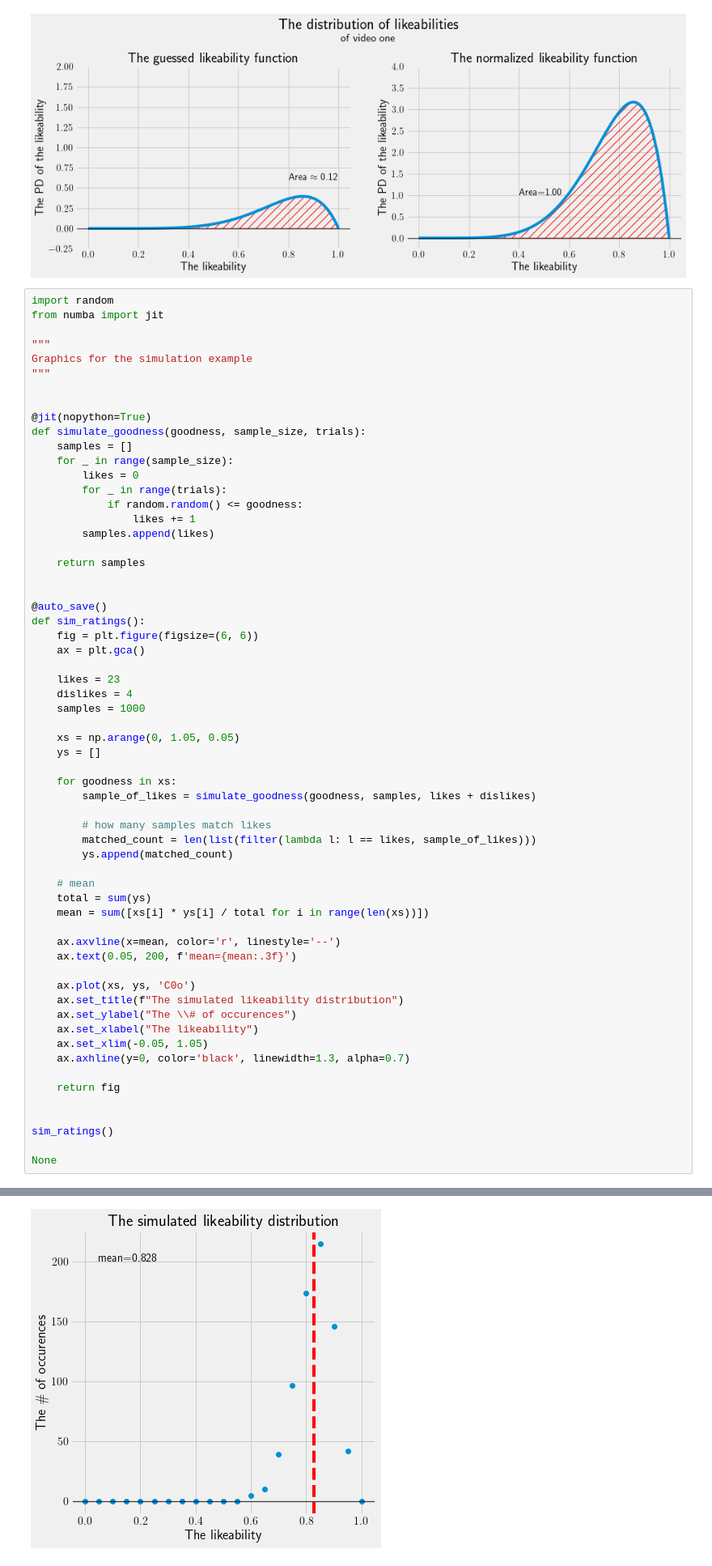
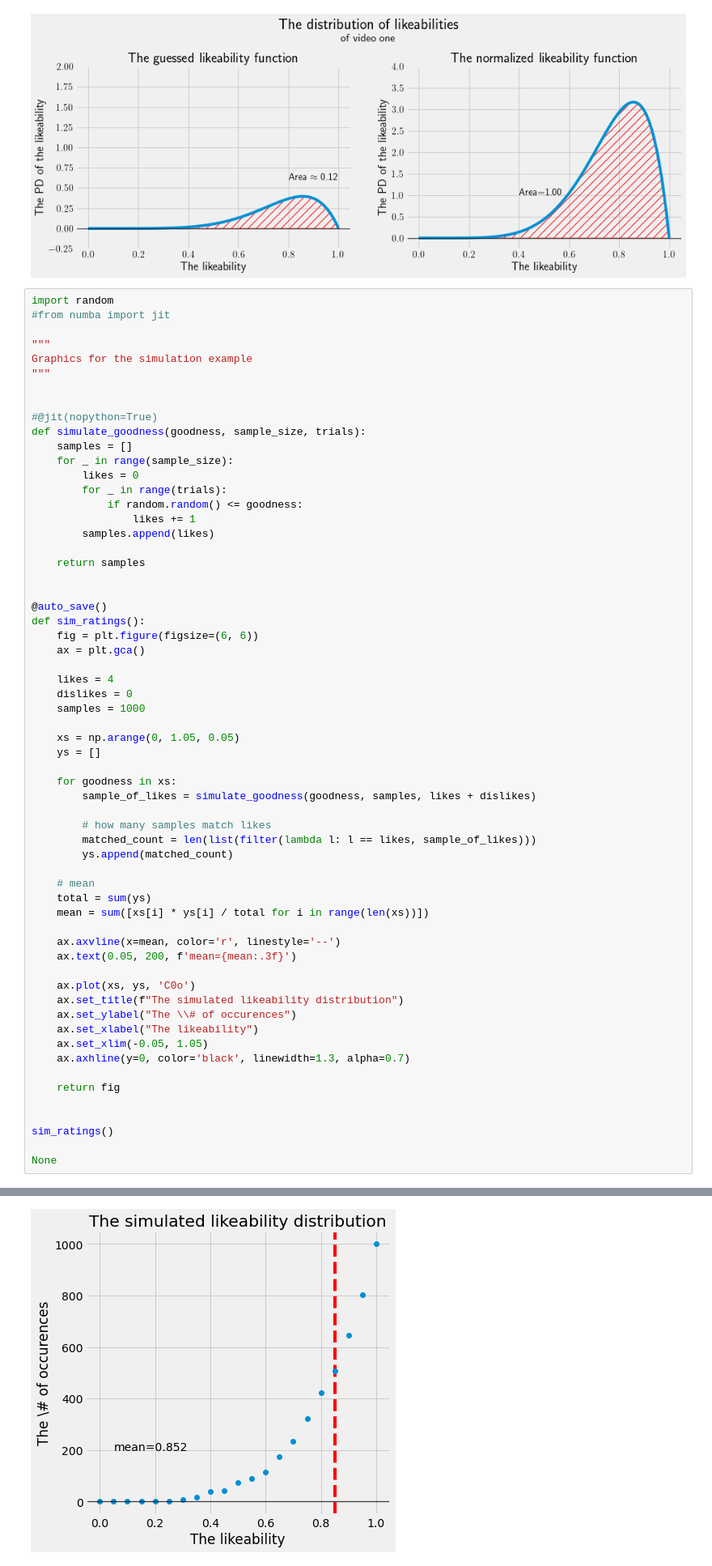
Before and after one commit to Troppydash/IAProjects, a Jupyter notebook: Maths/IA/code/graphs.ipynb, the cells around one changed output, grey strips where cells are left out. Shown: that part at 81% size. Saved outputs shown, nothing was run; the diff lists cells and outputs as text.

```diff
--- a/Maths/IA/code/graphs.ipynb
+++ b/Maths/IA/code/graphs.ipynb
@@ -391,14 +391,14 @@ None
 [figure]
 # %%
 import random
-from numba import jit
+#from numba import jit
 
 """
 Graphics for the simulation example
 """
 
 
-@jit(nopython=True)
+#@jit(nopython=True)
 def simulate_goodness(goodness, sample_size, trials):
     samples = []
     for _ in range(sample_size):
@@ -416,8 +416,8 @@ def sim_ratings():
     fig = plt.figure(figsize=(6, 6))
     ax = plt.gca()
 
-    likes = 23
-    dislikes = 4
+    likes = 4
+    dislikes = 0
     samples = 1000
 
     xs = np.arange(0, 1.05, 0.05)
@@ -454,4 +455,4 @@ None
-[figure, old version]
+[figure, new version]
 # %%
 """
 Graphics for the final triple comparisons
```
Also changed, not shown: parts of 1 cell of this notebook, 3 other files.
